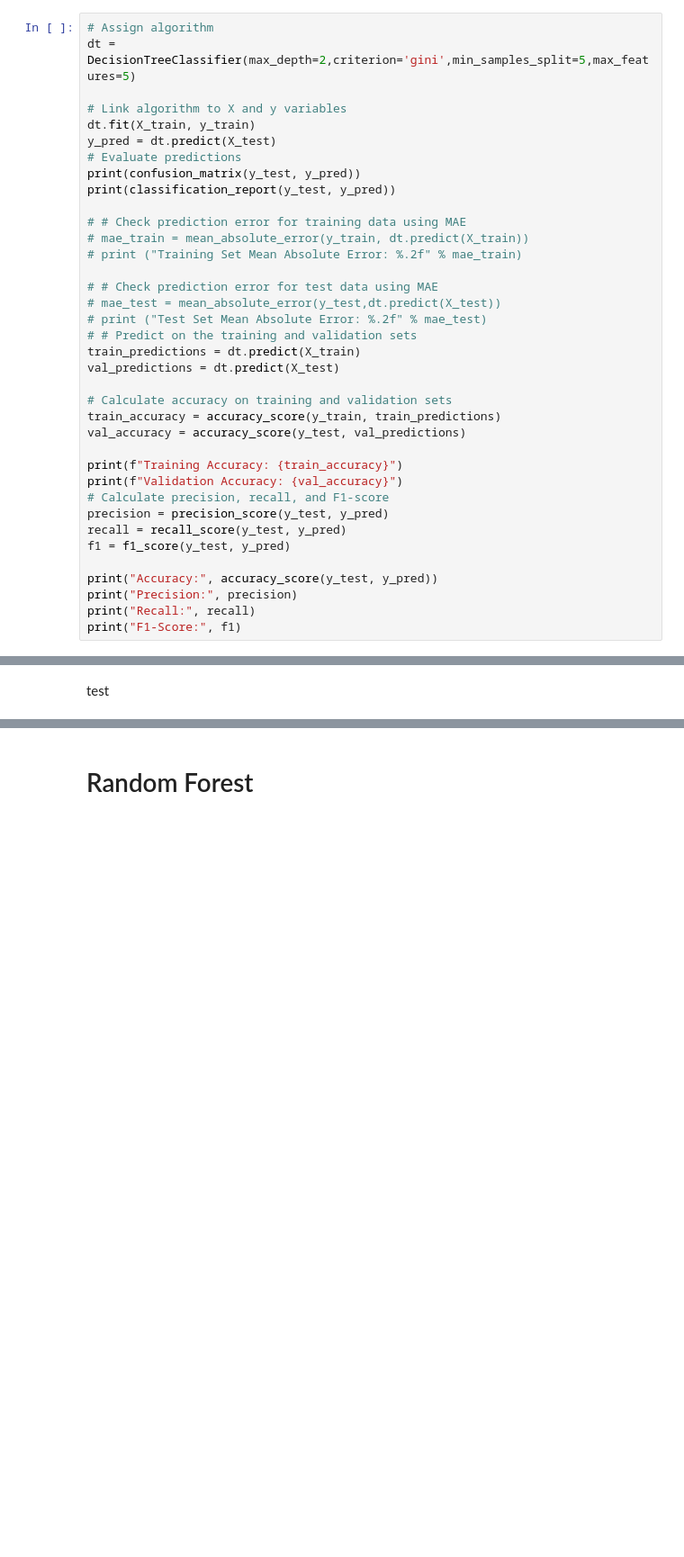
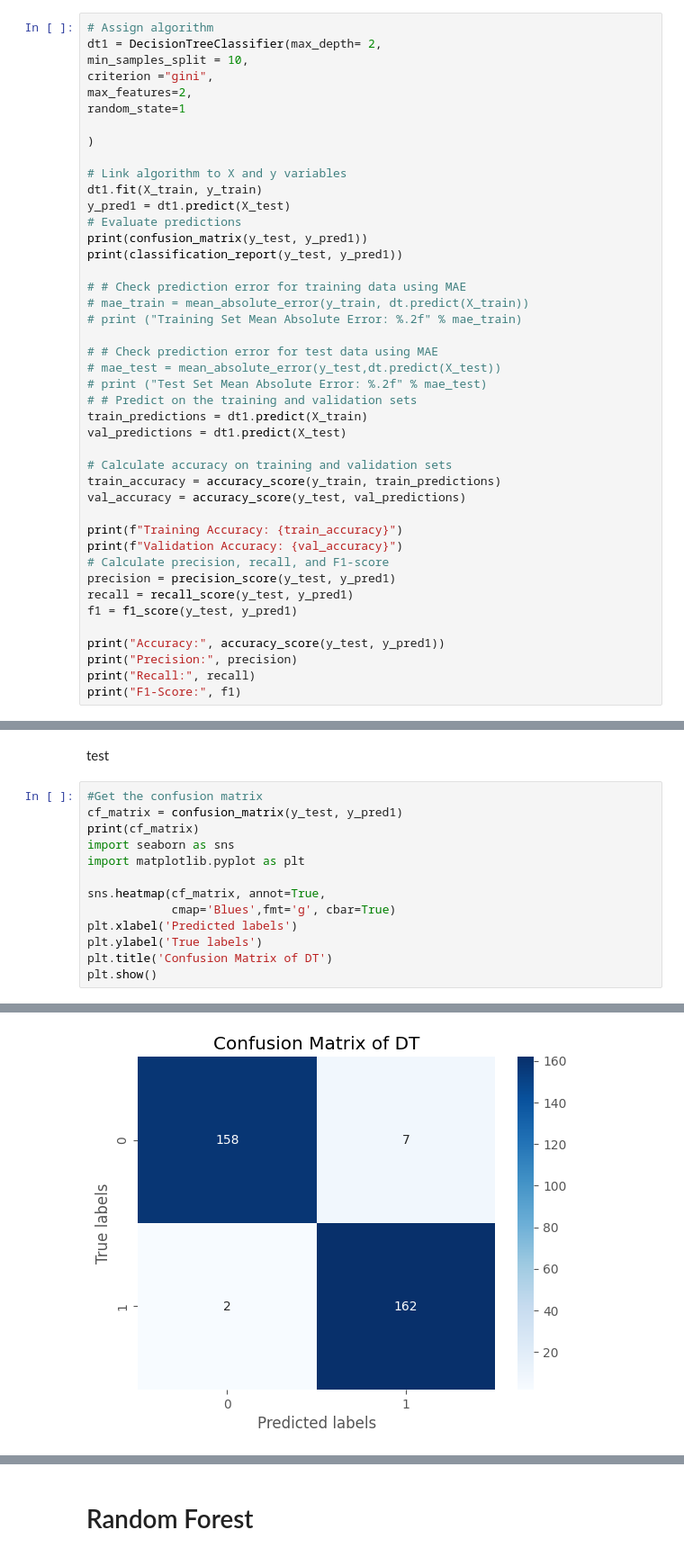
Before and after one commit to SaymaSJ/Porject-IoMT-, a Jupyter notebook: IoMT(DT_and_RFC,ensamble).ipynb, the cells around one changed output, grey strips where cells are left out. Shown at 90% size. Cells and saved outputs as stored; diff of their text form; blank space fills up the shorter version.

```diff
--- a/IoMT(DT_and_RFC,ensamble).ipynb
+++ b/IoMT(DT_and_RFC,ensamble).ipynb
@@ -451,14 +451,20 @@ print(result_df)
 47          6                 10   entropy             5         1.000000
 # %%
 # Assign algorithm
-dt = DecisionTreeClassifier(max_depth=2,criterion='gini',min_samples_split=5,max_features=5)
+dt1 = DecisionTreeClassifier(max_depth= 2,
+min_samples_split = 10,
+criterion ="gini",
+max_features=2,
+random_state=1
+
+)
 
 # Link algorithm to X and y variables
-dt.fit(X_train, y_train)
-y_pred = dt.predict(X_test)
+dt1.fit(X_train, y_train)
+y_pred1 = dt1.predict(X_test)
 # Evaluate predictions
-print(confusion_matrix(y_test, y_pred))
-print(classification_report(y_test, y_pred))
+print(confusion_matrix(y_test, y_pred1))
+print(classification_report(y_test, y_pred1))
 
 # # Check prediction error for training data using MAE
 # mae_train = mean_absolute_error(y_train, dt.predict(X_train))
@@ -468,8 +474,8 @@ print(classification_report(y_test, y_pred))
 # mae_test = mean_absolute_error(y_test,dt.predict(X_test))
 # print ("Test Set Mean Absolute Error: %.2f" % mae_test)
 # # Predict on the training and validation sets
-train_predictions = dt.predict(X_train)
-val_predictions = dt.predict(X_test)
+train_predictions = dt1.predict(X_train)
+val_predictions = dt1.predict(X_test)
 
 # Calculate accuracy on training and validation sets
 train_accuracy = accuracy_score(y_train, train_predictions)
@@ -478,11 +484,11 @@ val_accuracy = accuracy_score(y_test, val_predictions)
 print(f"Training Accuracy: {train_accuracy}")
 print(f"Validation Accuracy: {val_accuracy}")
 # Calculate precision, recall, and F1-score
-precision = precision_score(y_test, y_pred)
-recall = recall_score(y_test, y_pred)
-f1 = f1_score(y_test, y_pred)
+precision = precision_score(y_test, y_pred1)
+recall = recall_score(y_test, y_pred1)
+f1 = f1_score(y_test, y_pred1)
 
-print("Accuracy:", accuracy_score(y_test, y_pred))
+print("Accuracy:", accuracy_score(y_test, y_pred1))
 print("Precision:", precision)
 print("Recall:", recall)
 print("F1-Score:", f1)
@@ -506,3 +512,17 @@ Recall: 0.9878048780487805
 F1-Score: 0.9729729729729729
 # %% [markdown]
 test
+# %%
+#Get the confusion matrix
+cf_matrix = confusion_matrix(y_test, y_pred1)
+print(cf_matrix)
+import seaborn as sns
+import matplotlib.pyplot as plt
+
+sns.heatmap(cf_matrix, annot=True,
+            cmap='Blues',fmt='g', cbar=True)
+plt.xlabel('Predicted labels')
+plt.ylabel('True labels')
+plt.title('Confusion Matrix of DT')
+plt.show()
+# %% [output]
@@ -509,2 +531,3 @@ test
+[figure, added]
 # %%
 # Assign algorithm
```
Also changed, not shown: parts of 4 cells of this notebook.
